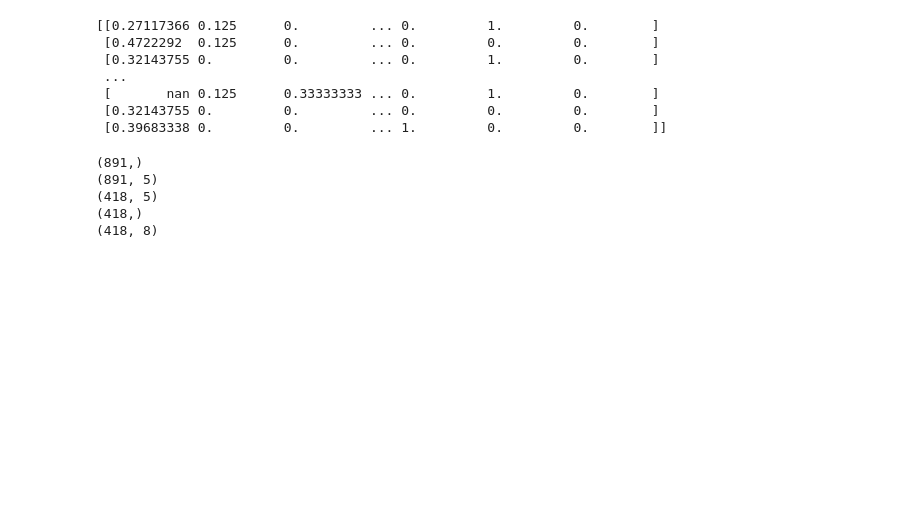
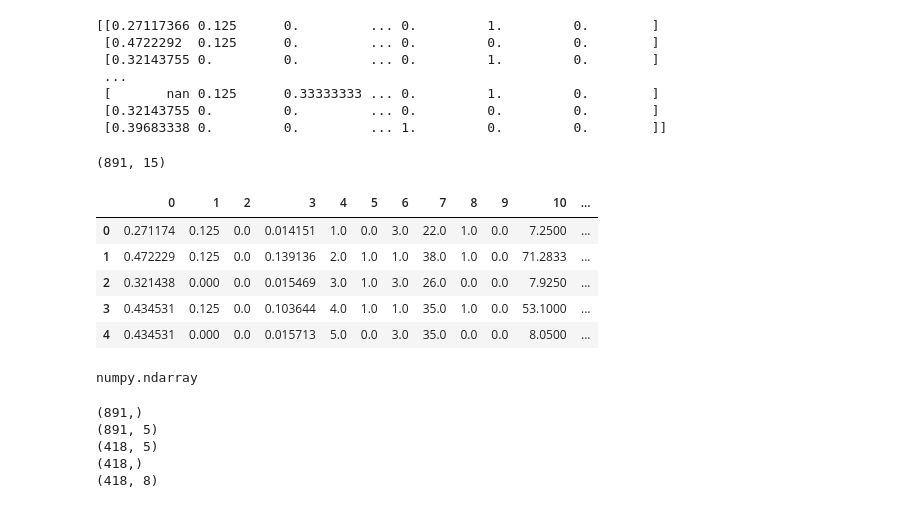
Before and after one commit to Cesar421/Titanic, a Jupyter notebook: JupyterMODEL.ipynb, the cells around one changed output. Drawn from its saved outputs; the diff is of its cells as text; code cells hidden in the pictures; blank space fills up the shorter version.

```diff
--- a/JupyterMODEL.ipynb
+++ b/JupyterMODEL.ipynb
@@ -456,6 +468,25 @@ print(X_full)
  [       nan 0.125      0.33333333 ... 0.         1.         0.        ]
  [0.32143755 0.         0.         ... 0.         0.         0.        ]
  [0.39683338 0.         0.         ... 1.         0.         0.        ]]
+# %%
+X_full.shape
+# %% [output]
+(891, 15)
+# %%
+z = pd.DataFrame(X_full)
+# %%
+z.head()
+# %% [output]
+|  | 0 | 1 | 2 | 3 | 4 | 5 | 6 | 7 | 8 | 9 | 10 | ... |
+| 0 | 0.271174 | 0.125 | 0.0 | 0.014151 | 1.0 | 0.0 | 3.0 | 22.0 | 1.0 | 0.0 | 7.2500 | ... |
+| 1 | 0.472229 | 0.125 | 0.0 | 0.139136 | 2.0 | 1.0 | 1.0 | 38.0 | 1.0 | 0.0 | 71.2833 | ... |
+| 2 | 0.321438 | 0.000 | 0.0 | 0.015469 | 3.0 | 1.0 | 3.0 | 26.0 | 0.0 | 0.0 | 7.9250 | ... |
+| 3 | 0.434531 | 0.125 | 0.0 | 0.103644 | 4.0 | 1.0 | 1.0 | 35.0 | 1.0 | 0.0 | 53.1000 | ... |
+| 4 | 0.434531 | 0.000 | 0.0 | 0.015713 | 5.0 | 0.0 | 3.0 | 35.0 | 0.0 | 0.0 | 8.0500 | ... |
+# %%
+type(X_full)
+# %% [output]
+numpy.ndarray
 # %%
 y = df_train_original["Survived"]
 print(y.shape)
```
Also changed, not shown: parts of 13 cells of this notebook.
